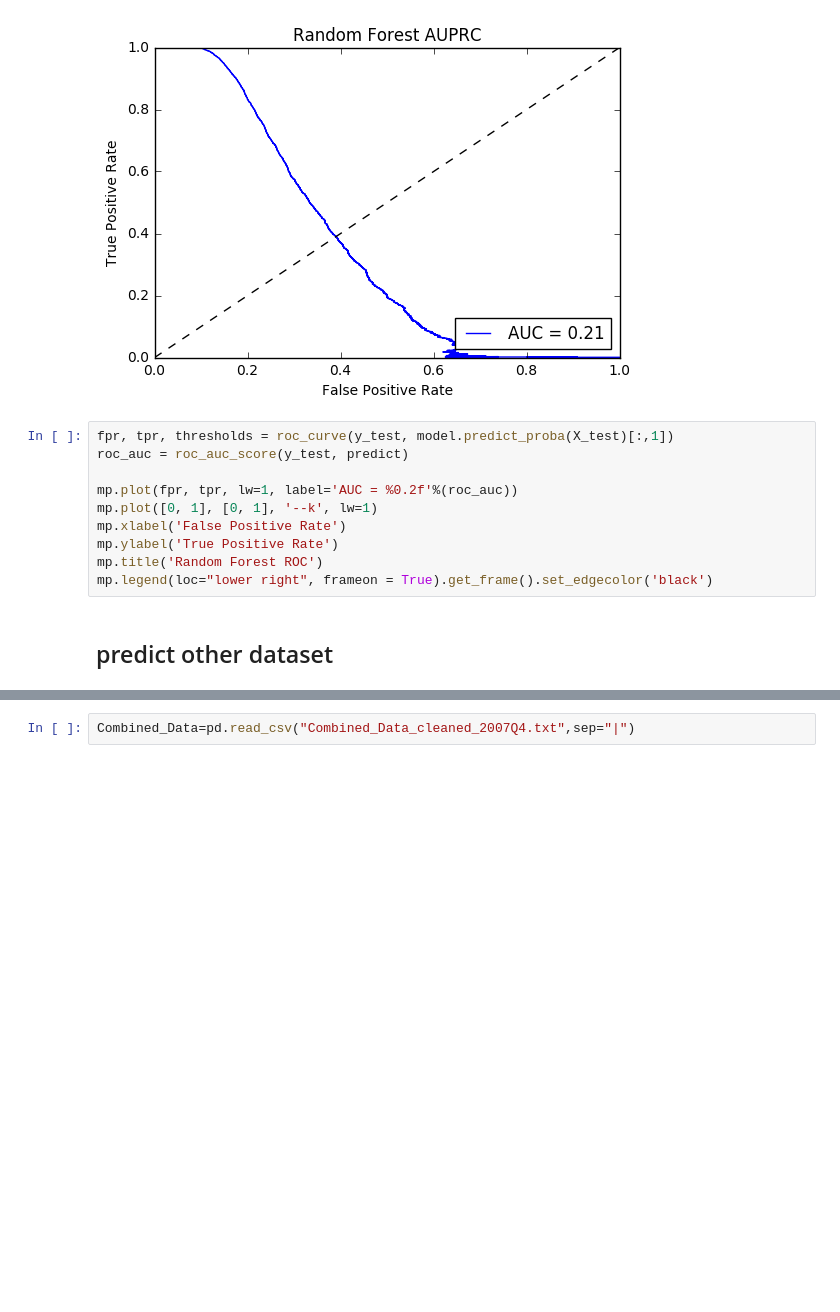
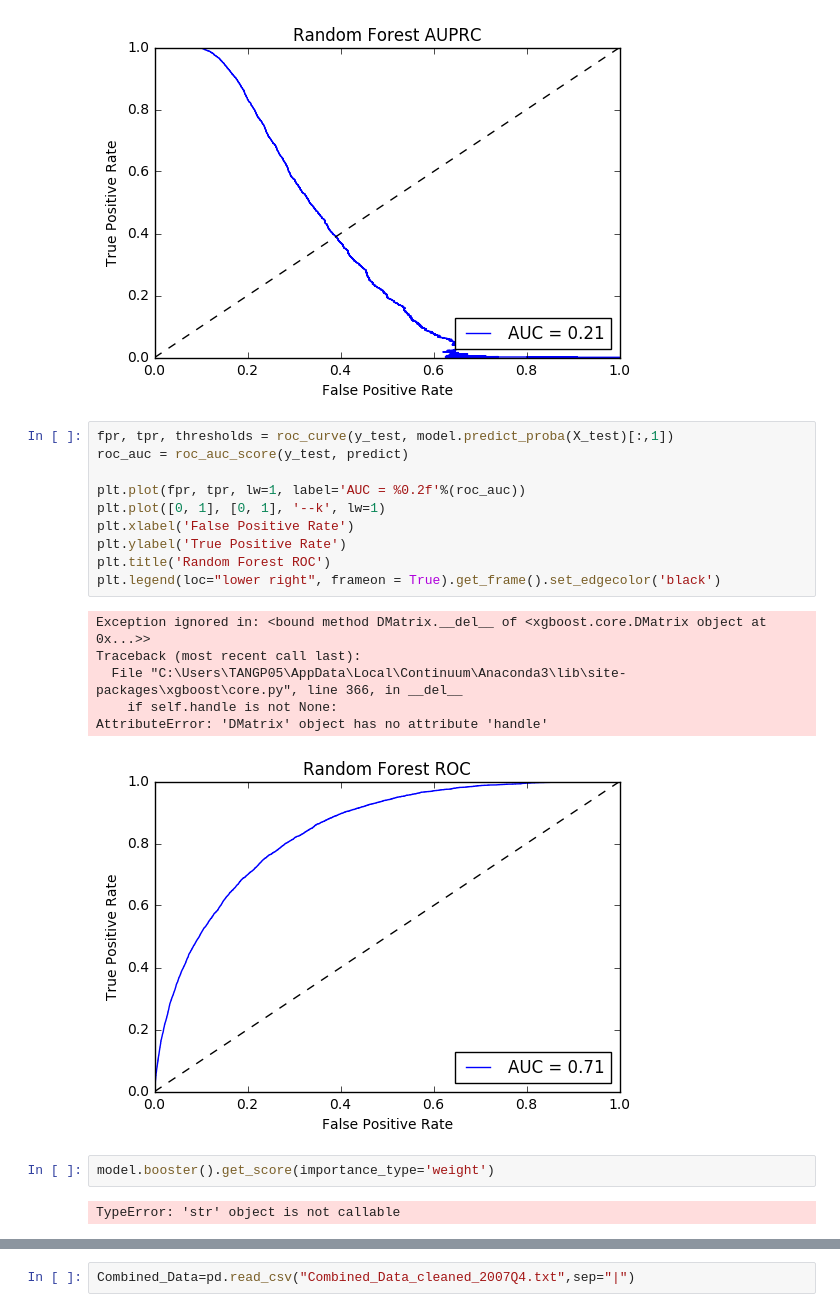
Before and after one commit to ferrarisf50/Fannie-Mae-single-family-mortgage-loan-data, a Jupyter notebook: Predict_default.ipynb, the cells around one changed output, grey strips where cells are left out. Drawn from its saved outputs; the diff is of its cells as text; blank space fills up the shorter version.

```diff
--- a/Predict_default.ipynb
+++ b/Predict_default.ipynb
@@ -569,12 +575,21 @@ plt.legend(loc="lower right", frameon = True).get_frame().set_edgecolor('black')
 # %%
 fpr, tpr, thresholds = roc_curve(y_test, model.predict_proba(X_test)[:,1])
 roc_auc = roc_auc_score(y_test, predict)
 
-mp.plot(fpr, tpr, lw=1, label='AUC = %0.2f'%(roc_auc))
-mp.plot([0, 1], [0, 1], '--k', lw=1)
-mp.xlabel('False Positive Rate')
-mp.ylabel('True Positive Rate')
-mp.title('Random Forest ROC')
-mp.legend(loc="lower right", frameon = True).get_frame().set_edgecolor('black')
+plt.plot(fpr, tpr, lw=1, label='AUC = %0.2f'%(roc_auc))
+plt.plot([0, 1], [0, 1], '--k', lw=1)
+plt.xlabel('False Positive Rate')
+plt.ylabel('True Positive Rate')
+plt.title('Random Forest ROC')
+plt.legend(loc="lower right", frameon = True).get_frame().set_edgecolor('black')
+# %% [output]
+Exception ignored in: <bound method DMatrix.__del__ of <xgboost.core.DMatrix object at 0x...>>
+Traceback (most recent call last):
+  File "C:\Users\TANGP05\AppData\Local\Continuum\Anaconda3\lib\site-packages\xgboost\core.py", line 366, in __del__
+    if self.handle is not None:
+AttributeError: 'DMatrix' object has no attribute 'handle'
+[figure, added]
-# %% [markdown]
-## predict other dataset
+# %%
+model.booster().get_score(importance_type='weight')
+# %% [output]
+TypeError: 'str' object is not callable
```
Also changed, not shown: parts of 51 cells of this notebook, 1 other file.
